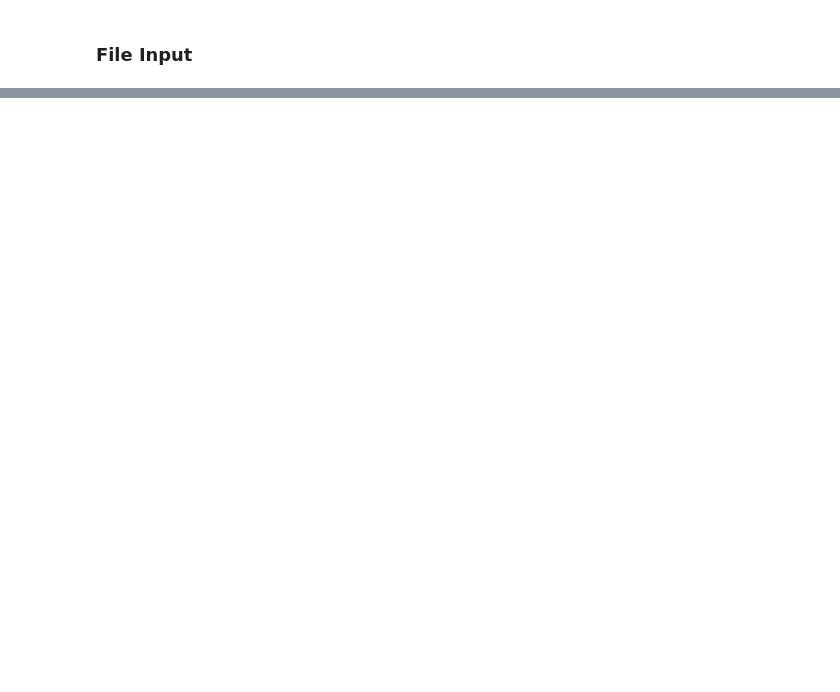
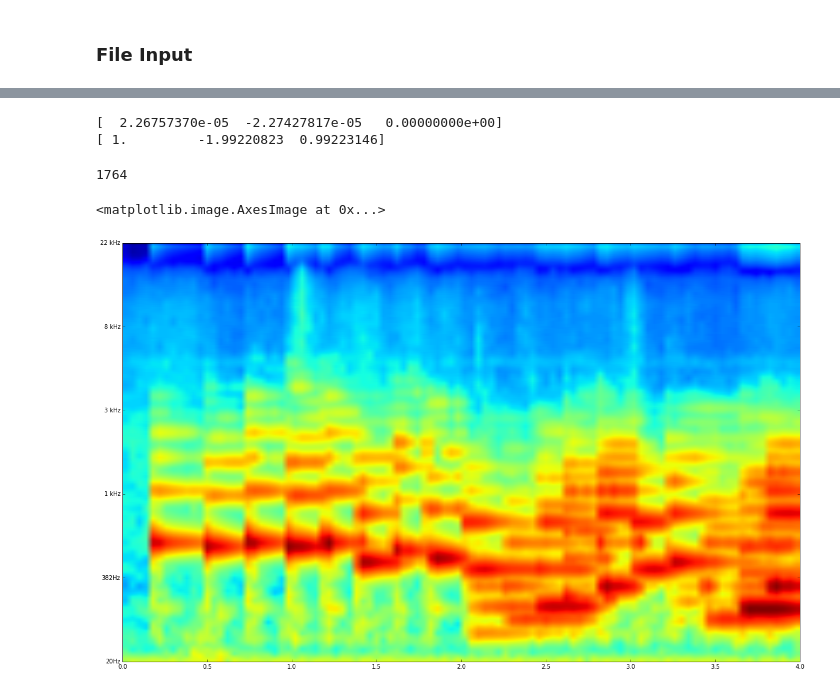
Before and after one commit to Agerrr/Angel-Hack, a Jupyter notebook: sound/MP3_Loading.ipynb, the cells around one changed output, grey strips where cells are left out. Cells and saved outputs as stored; diff of their text form; code cells hidden in the pictures; blank space fills up the shorter version.

```diff
--- a/sound/MP3_Loading.ipynb
+++ b/sound/MP3_Loading.ipynb
@@ -395,0 +621,8 @@ np.expm1?
+# %%
+coeffs = np.flipud(make_erb_filters(44100, freqs))
+# %%
+xf = erb_filterbank(fur_elise.sound, coeffs)
+xe = np.power(xf, 2)
+# %% [output]
+[  2.26757370e-05  -2.27427817e-05   0.00000000e+00]
+[ 1.         -1.99220823  0.99223146]
@@ -395,0 +631,25 @@ np.expm1?
+# %%
+hop_width = int(0.04 * 44100)
+# %%
+hop_width
+# %% [output]
+1764
+# %%
+res = np.empty(shape=(bins, xe.shape[1] / hop_width))
+for i in range(res.shape[1]):
+    segment = xe[:, i * hop_width:(i+1)*hop_width]
+    res[:,i] = np.sqrt(segment.mean(1))
+# %%
+fig = plt.figure(figsize=(20,20))
+axes = fig.add_axes([0.1, 0.1, 0.8, 0.8])
+
+formatter = ERBFormatter(20, 44100/2, unit='Hz', places=0)
+axes.yaxis.set_major_formatter(formatter)
+
+duration = fur_elise.sound.shape[0] / 44100
+aspect_ratio = duration/1.61803398875
+
+axes.imshow(20 * np.log10(np.flipud(res)), extent=[0, duration, 1, 0], aspect=aspect_ratio)
+# %% [output]
+<matplotlib.image.AxesImage at 0x...>
+[figure, added]
```
Also changed, not shown: parts of 29 cells of this notebook, 1 other file.
